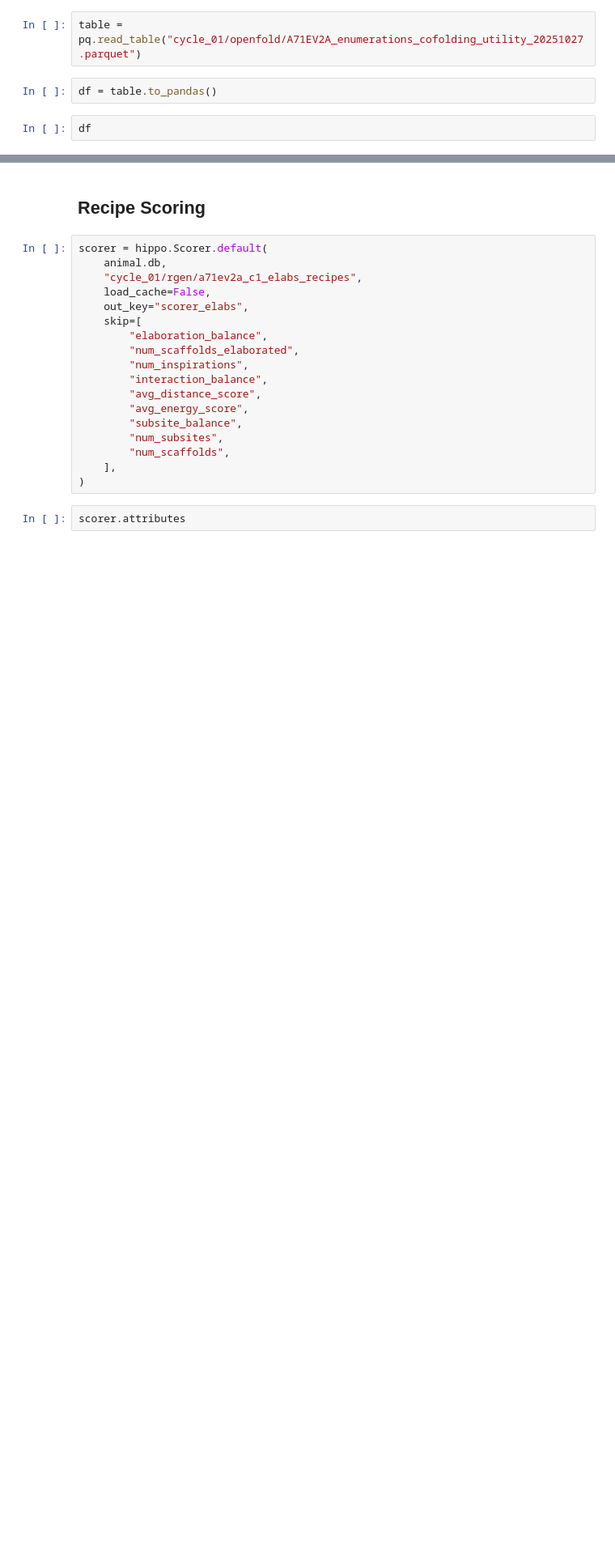
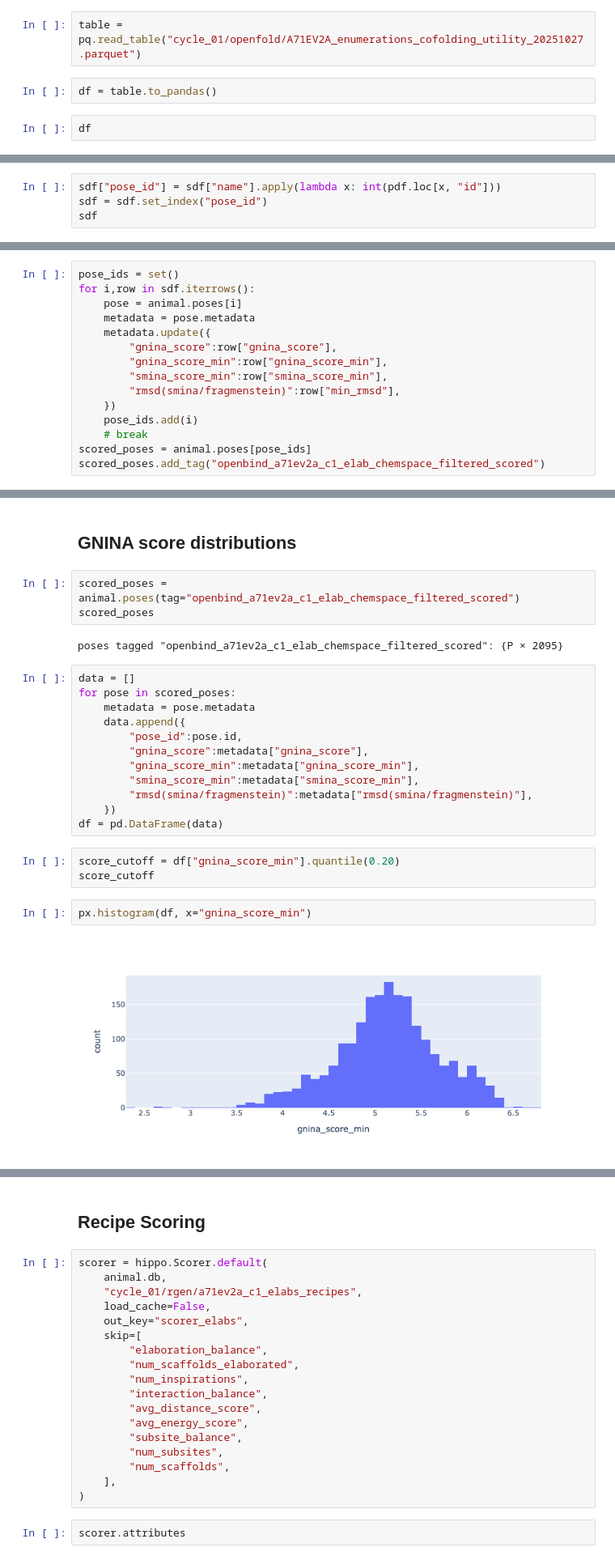
Before and after one commit to xchem/openbind-hippo, a Jupyter notebook: a71ev2a/c01j_scoring.ipynb, the cells around one changed output, grey strips where cells are left out. Shown at 81% size. Drawn from its saved outputs; the diff is of its cells as text; blank space fills up the shorter version.

```diff
--- a/a71ev2a/c01j_scoring.ipynb
+++ b/a71ev2a/c01j_scoring.ipynb
@@ -431,0 +531,4 @@ df
+# %%
+sdf["pose_id"] = sdf["name"].apply(lambda x: int(pdf.loc[x, "id"]))
+sdf = sdf.set_index("pose_id")
+sdf
@@ -431,0 +550,15 @@ df
+# %%
+pose_ids = set()
+for i,row in sdf.iterrows():
+    pose = animal.poses[i]
+    metadata = pose.metadata
+    metadata.update({
+        "gnina_score":row["gnina_score"],
+        "gnina_score_min":row["gnina_score_min"],
+        "smina_score_min":row["smina_score_min"],
+        "rmsd(smina/fragmenstein)":row["min_rmsd"],
+    })
+    pose_ids.add(i)
+    # break
+scored_poses = animal.poses[pose_ids]
+scored_poses.add_tag("openbind_a71ev2a_c1_elab_chemspace_filtered_scored")
@@ -431,0 +567,26 @@ df
+# %% [markdown]
+## GNINA score distributions
+# %%
+scored_poses = animal.poses(tag="openbind_a71ev2a_c1_elab_chemspace_filtered_scored")
+scored_poses
+# %% [output]
+poses tagged "openbind_a71ev2a_c1_elab_chemspace_filtered_scored": {P × 2095}
+# %%
+data = []
+for pose in scored_poses:
+    metadata = pose.metadata
+    data.append({
+        "pose_id":pose.id,
+        "gnina_score":metadata["gnina_score"],
+        "gnina_score_min":metadata["gnina_score_min"],
+        "smina_score_min":metadata["smina_score_min"],
+        "rmsd(smina/fragmenstein)":metadata["rmsd(smina/fragmenstein)"],
+    })
+df = pd.DataFrame(data)
+# %%
+score_cutoff = df["gnina_score_min"].quantile(0.20)
+score_cutoff
+# %%
+px.histogram(df, x="gnina_score_min")
+# %% [output]
+[figure, added]
```
Also changed, not shown: parts of 22 cells of this notebook, 23 other files.
